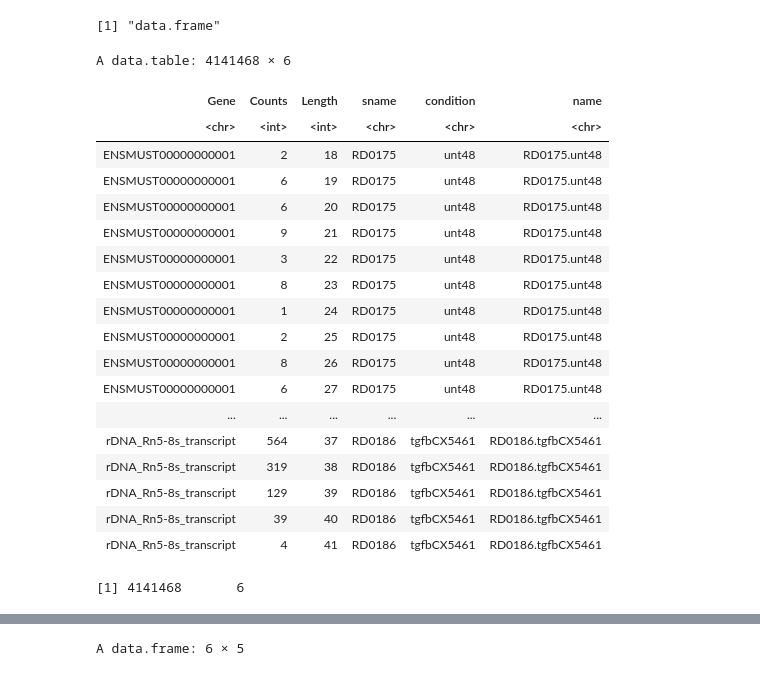
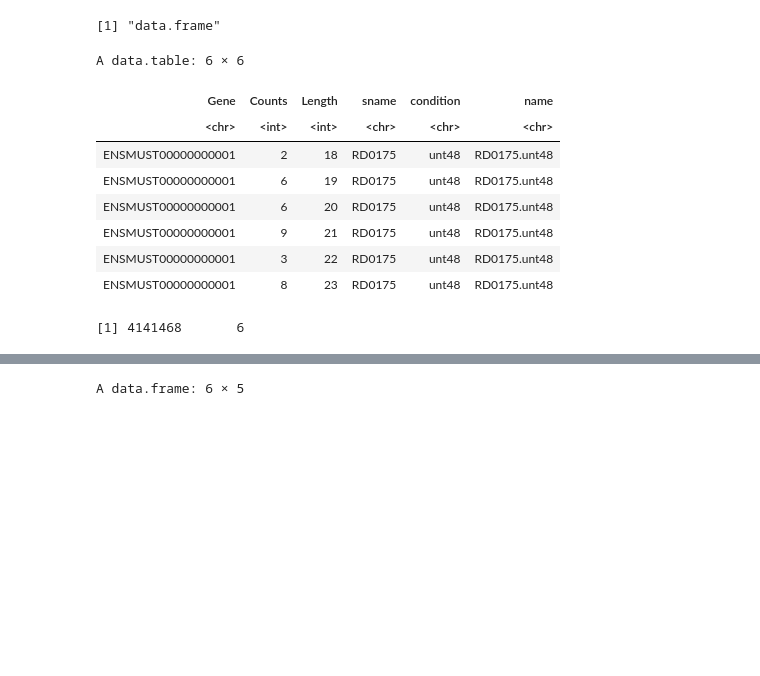
Before and after one commit to nitishkumarmishra/EMTanalysis, a Jupyter notebook: fig_riboseq_read_lengths.ipynb, the cells around one changed output, grey strips where cells are left out. Saved outputs shown, nothing was run; the diff lists cells and outputs as text; code cells hidden in the pictures; blank space fills up the shorter version.

```diff
--- a/fig_riboseq_read_lengths.ipynb
+++ b/fig_riboseq_read_lengths.ipynb
@@ -51,28 +67,18 @@ class(extra)
 [1] "data.frame"
 # %%
 tbl_fread <- full_join(tbl_fread, extra, by = "sname")
-tbl_fread
+head(tbl_fread)
 dim(tbl_fread)
 # %% [output]
-A data.table: 4141468 × 6
+A data.table: 6 × 6
 | Gene | Counts | Length | sname | condition | name |
 | <chr> | <int> | <int> | <chr> | <chr> | <chr> |
 | ENSMUST00000000001 | 2 | 18 | RD0175 | unt48 | RD0175.unt48 |
 | ENSMUST00000000001 | 6 | 19 | RD0175 | unt48 | RD0175.unt48 |
 | ENSMUST00000000001 | 6 | 20 | RD0175 | unt48 | RD0175.unt48 |
 | ENSMUST00000000001 | 9 | 21 | RD0175 | unt48 | RD0175.unt48 |
 | ENSMUST00000000001 | 3 | 22 | RD0175 | unt48 | RD0175.unt48 |
 | ENSMUST00000000001 | 8 | 23 | RD0175 | unt48 | RD0175.unt48 |
-| ENSMUST00000000001 | 1 | 24 | RD0175 | unt48 | RD0175.unt48 |
-| ENSMUST00000000001 | 2 | 25 | RD0175 | unt48 | RD0175.unt48 |
-| ENSMUST00000000001 | 8 | 26 | RD0175 | unt48 | RD0175.unt48 |
-| ENSMUST00000000001 | 6 | 27 | RD0175 | unt48 | RD0175.unt48 |
-| ... | ... | ... | ... | ... | ... |
-| rDNA_Rn5-8s_transcript | 564 | 37 | RD0186 | tgfbCX5461 | RD0186.tgfbCX5461 |
-| rDNA_Rn5-8s_transcript | 319 | 38 | RD0186 | tgfbCX5461 | RD0186.tgfbCX5461 |
-| rDNA_Rn5-8s_transcript | 129 | 39 | RD0186 | tgfbCX5461 | RD0186.tgfbCX5461 |
-| rDNA_Rn5-8s_transcript | 39 | 40 | RD0186 | tgfbCX5461 | RD0186.tgfbCX5461 |
-| rDNA_Rn5-8s_transcript | 4 | 41 | RD0186 | tgfbCX5461 | RD0186.tgfbCX5461 |
 [1] 4141468       6
 # %%
 suppressMessages(suppressWarnings(library('rtracklayer')))
```
Also changed, not shown: parts of 7 cells of this notebook, 12 other files.
